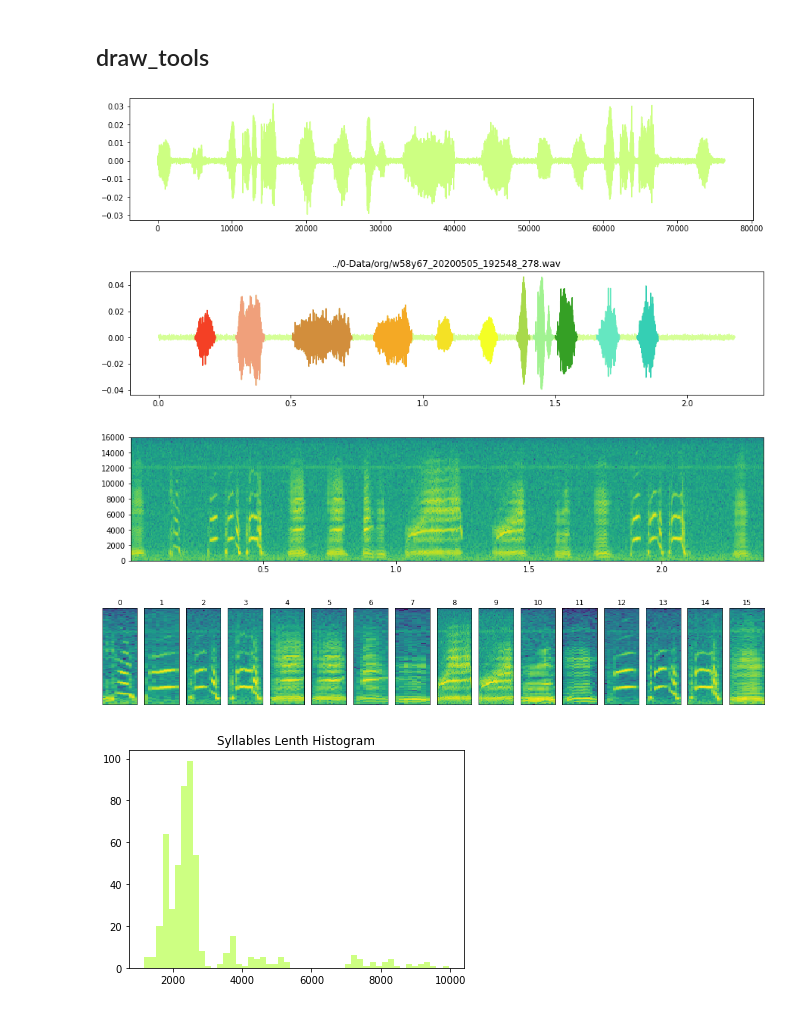
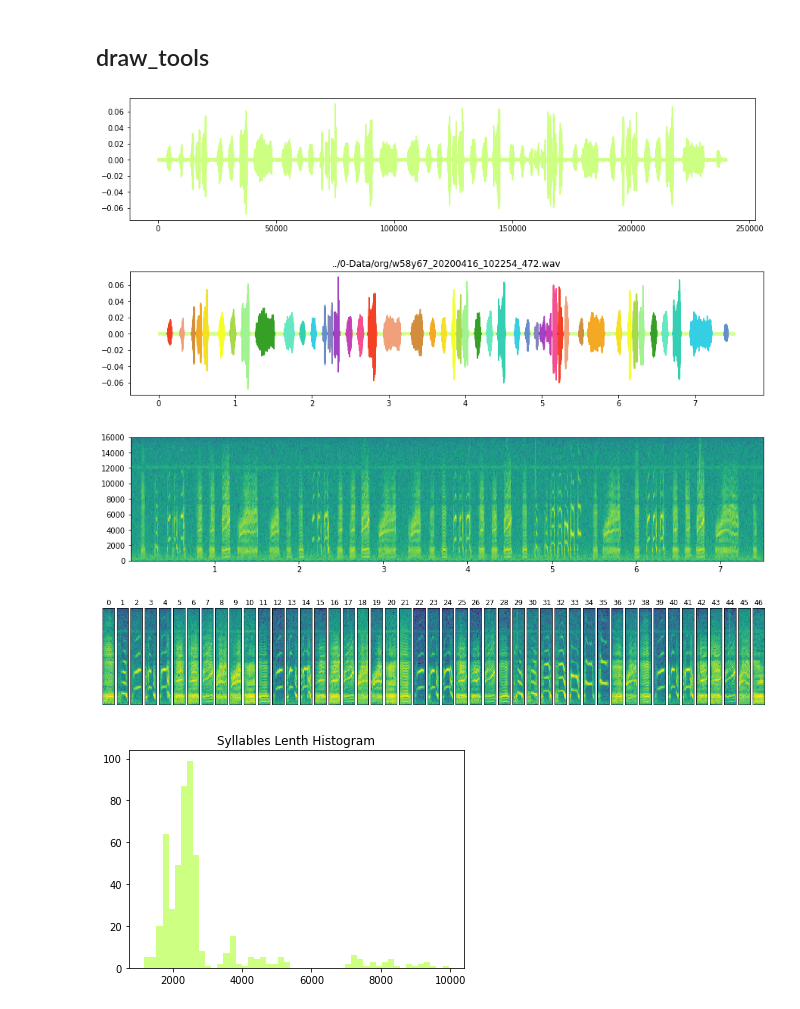
Before and after one commit to yebiny/Songbird-clusturing, a Jupyter notebook: 1-DataPreprocess/syllable_process_tutorial.ipynb, the cells around one changed output. Saved outputs shown, nothing was run; the diff lists cells and outputs as text; code cells hidden in the pictures.

```diff
--- a/1-DataPreprocess/syllable_process_tutorial.ipynb
+++ b/1-DataPreprocess/syllable_process_tutorial.ipynb
@@ -52,21 +52,21 @@ wavIdx StartPoint Lenth
 # %%
 from draw_tools import *
 # %%
-draw_wav(wav_list[1])
+draw_wav(wav_list[2])
 # %% [output]
-[figure, old version]
+[figure, new version]
 # %%
-draw_split_wav(wav_list, syllable_list, 22)
+draw_split_wav(wav_list, syllable_list, 2)
 # %% [output]
-[figure, old version]
+[figure, new version]
 # %%
-draw_spectrogram(wav_list[1])
+draw_spectrogram(wav_list[2])
 # %% [output]
-[figure, old version]
+[figure, new version]
 # %%
-draw_split_spectrogram(wav_list, syllable_list, 1)
+draw_split_spectrogram(wav_list, syllable_list, 2)
 # %% [output]
-[figure, old version]
+[figure, new version]
 # %%
 hist_syllable_lenth(syllable_lenth)
 # %% [output]
```
Also changed, not shown: parts of 7 cells of this notebook, 1 other file.
